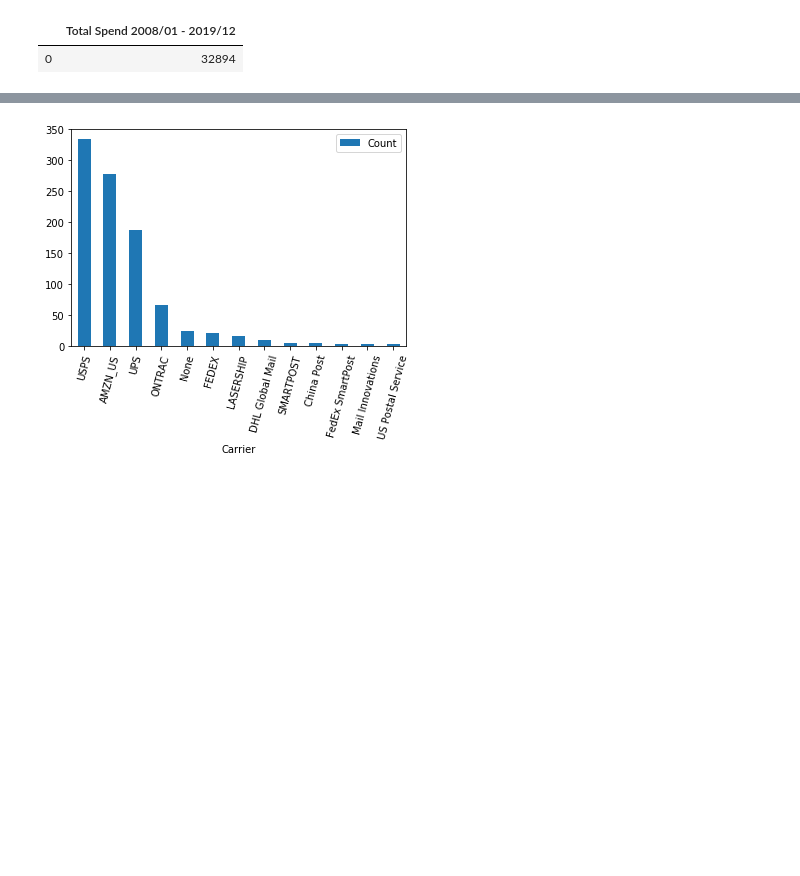
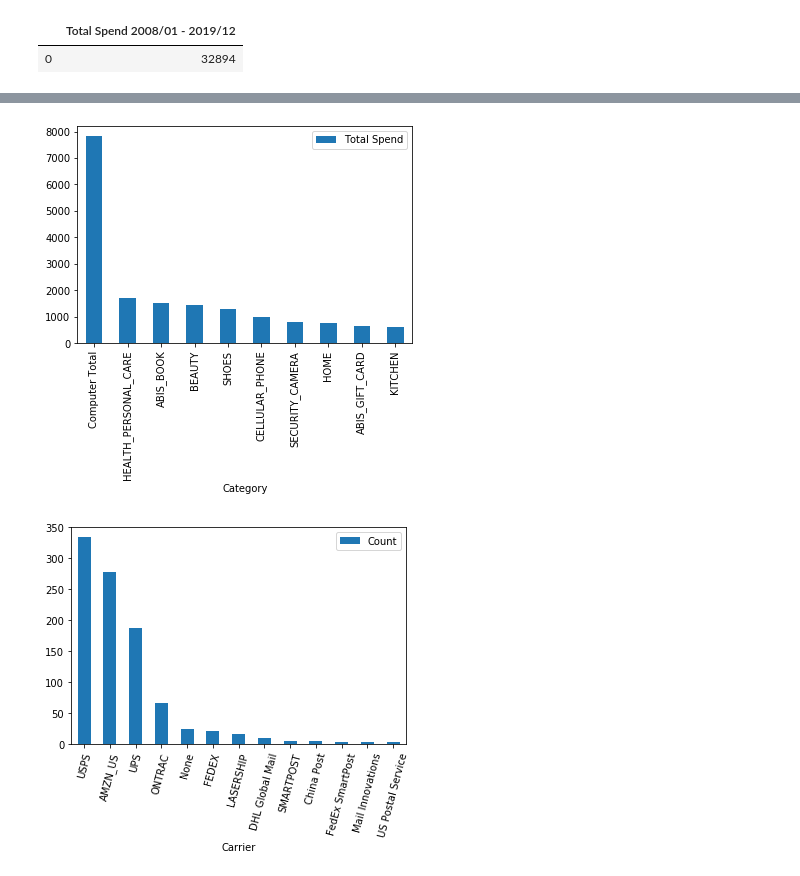
Before and after one commit to AmitSamra/DataEngineering.Labs.AirflowProject, a Jupyter notebook: amazon_visualization.ipynb, the cells around one changed output, grey strips where cells are left out. Drawn from its saved outputs; the diff is of its cells as text; code cells hidden in the pictures; blank space fills up the shorter version.

```diff
--- a/amazon_visualization.ipynb
+++ b/amazon_visualization.ipynb
@@ -107,3 +76,26 @@ plot_df_con_total_spend = df_con_total_spend_yr.plot.bar(x=0, y=1, rot = 75)
+# %%
+con_total_spend_cat2 = connection.execute('''
+SELECT 'Computer Total', round(sum(item_total))
+FROM amazon.amazon_purchases
+WHERE category in ('NOTEBOOK_COMPUTER','COMPUTER_DRIVE_OR_STORAGE','RAM_MEMORY','TABLET_COMPUTER','MONITOR','COMPUTER_COMPONENT')
+UNION ALL
+SELECT category, round(sum(item_total))
+FROM amazon.amazon_purchases
+WHERE category not in ('NOTEBOOK_COMPUTER','COMPUTER_DRIVE_OR_STORAGE','RAM_MEMORY','TABLET_COMPUTER','MONITOR','COMPUTER_COMPONENT')
+GROUP BY category
+ORDER BY round desc
+LIMIT 10
+''')
+
+data_con_total_spend_cat2 = [row for row in con_total_spend_cat2]
+df_con_total_spend_cat2 = pd.DataFrame.from_records(data_con_total_spend_cat2)
+df_con_total_spend_cat2.columns = ['Category','Total Spend']
+df_con_total_spend_cat2['Total Spend'] = df_con_total_spend_cat2['Total Spend'].astype(int)
+#df_con_total_spend_cat2
+# %%
+plot_df_con_total_spend_cat2 = df_con_total_spend_cat2.plot.bar(x=0, y=1, rot = 90)
+# %% [output]
+[figure, added]
 # %%
 data = [row for row in b]
 df2 = pd.DataFrame.from_records(data)
```
Also changed, not shown: parts of 15 cells of this notebook.
